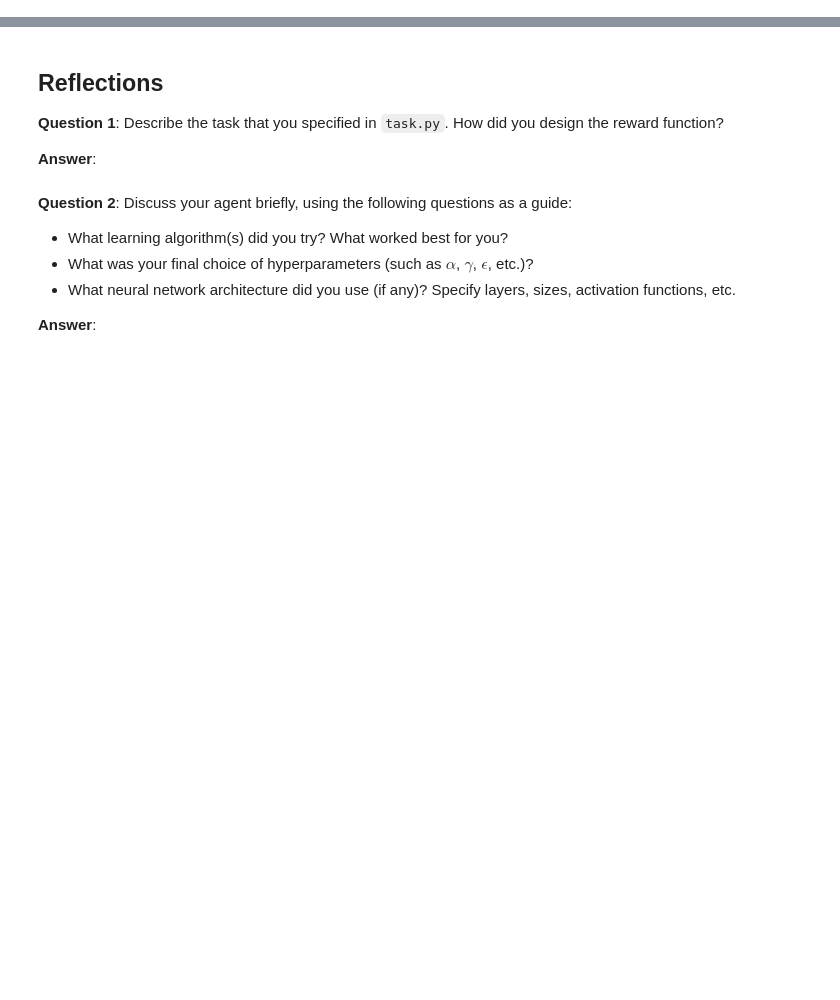
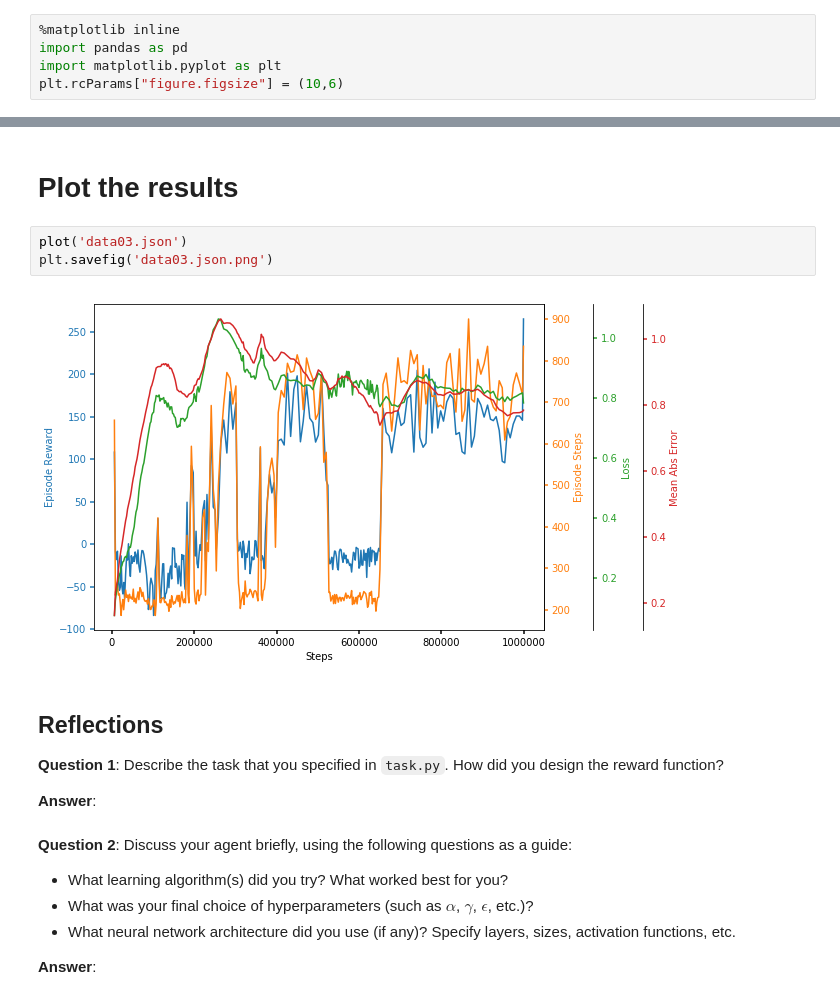
Before and after one commit to justinsolms/Quadcopter-Project, a Jupyter notebook: Quadcopter_Project.ipynb, the cells around one changed output, grey strips where cells are left out. Cells and saved outputs as stored; diff of their text form; blank space fills up the shorter version.

Commit message:
Add data output

```diff
--- a/Quadcopter_Project.ipynb
+++ b/Quadcopter_Project.ipynb
@@ -227,0 +1,5 @@ Once you are satisfied with your performance, plot the episode rewards, either f
+# %%
+%matplotlib inline
+import pandas as pd
+import matplotlib.pyplot as plt
+plt.rcParams["figure.figsize"] = (10,6)
@@ -228,3 +85,10 @@ Once you are satisfied with your performance, plot the episode rewards, either f
+# %% [markdown]
+# Plot the results
+# %%
+plot('data03.json')
+plt.savefig('data03.json.png')
+# %% [output]
+[figure, added]
 # %% [markdown]
 ## Reflections
 
```
Also changed, not shown: parts of 28 cells of this notebook, 2 other files.
